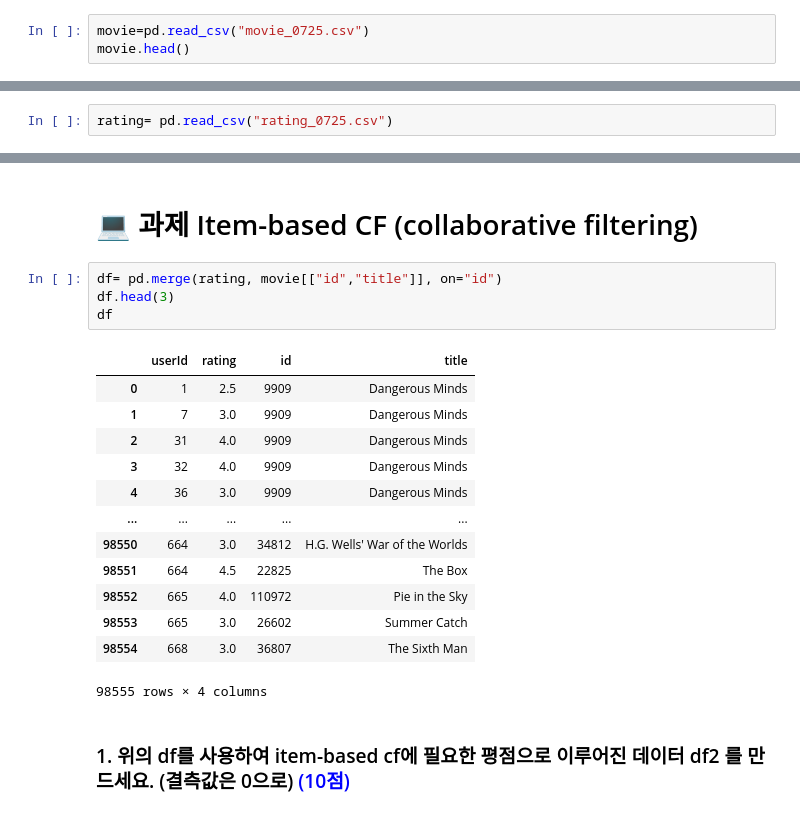
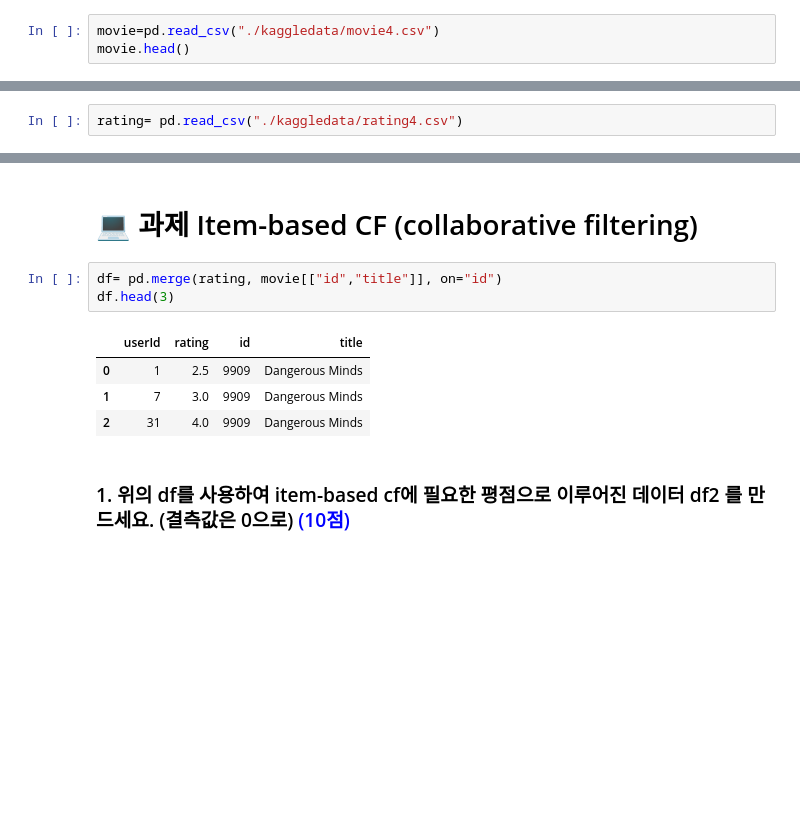
Before and after one commit to nohse/OUTTA_-_-, a Jupyter notebook: 5주차/노성현 - 영화추천시스템_실습코드.ipynb, the cells around one changed output, grey strips where cells are left out. Cells and saved outputs as stored; diff of their text form; blank space fills up the shorter version.

```diff
--- a/5주차/노성현 - 영화추천시스템_실습코드.ipynb
+++ b/5주차/노성현 - 영화추천시스템_실습코드.ipynb
@@ -11,6 +11,6 @@ warnings.filterwarnings(action='ignore')
 # %% [markdown]
 ## 영화 데이터 불러오기
 # %%
-movie=pd.read_csv("movie_0725.csv")
+movie=pd.read_csv("./kaggledata/movie4.csv")
 movie.head()
 # %% [output]
@@ -173,7 +176,7 @@ df_cosine.head()
 # %% [markdown]
 ## 평점 데이터 불러오기
 # %%
-rating= pd.read_csv("rating_0725.csv")
+rating= pd.read_csv("./kaggledata/rating4.csv")
 # %%
 #평점데이터를 8:2로 train test 데이터로 나우기
 
@@ -794,21 +799,11 @@ MAE: 0.58
 # %%
 df= pd.merge(rating, movie[["id","title"]], on="id")
 df.head(3)
-df
 # %% [output]
 |  | userId | rating | id | title |
 | 0 | 1 | 2.5 | 9909 | Dangerous Minds |
 | 1 | 7 | 3.0 | 9909 | Dangerous Minds |
 | 2 | 31 | 4.0 | 9909 | Dangerous Minds |
-| 3 | 32 | 4.0 | 9909 | Dangerous Minds |
-| 4 | 36 | 3.0 | 9909 | Dangerous Minds |
-| ... | ... | ... | ... | ... |
-| 98550 | 664 | 3.0 | 34812 | H.G. Wells' War of the Worlds |
-| 98551 | 664 | 4.5 | 22825 | The Box |
-| 98552 | 665 | 4.0 | 110972 | Pie in the Sky |
-| 98553 | 665 | 3.0 | 26602 | Summer Catch |
-| 98554 | 668 | 3.0 | 36807 | The Sixth Man |
-98555 rows × 4 columns
 # %% [markdown]
 ### 1. 위의 df를 사용하여 item-based cf에 필요한 평점으로 이루어진 데이터 df2 를 만드세요.  (결측값은 0으로) <font color=blue>(10점)</font>
 # %%
```
Also changed, not shown: parts of 42 cells of this notebook, 5 other files.
